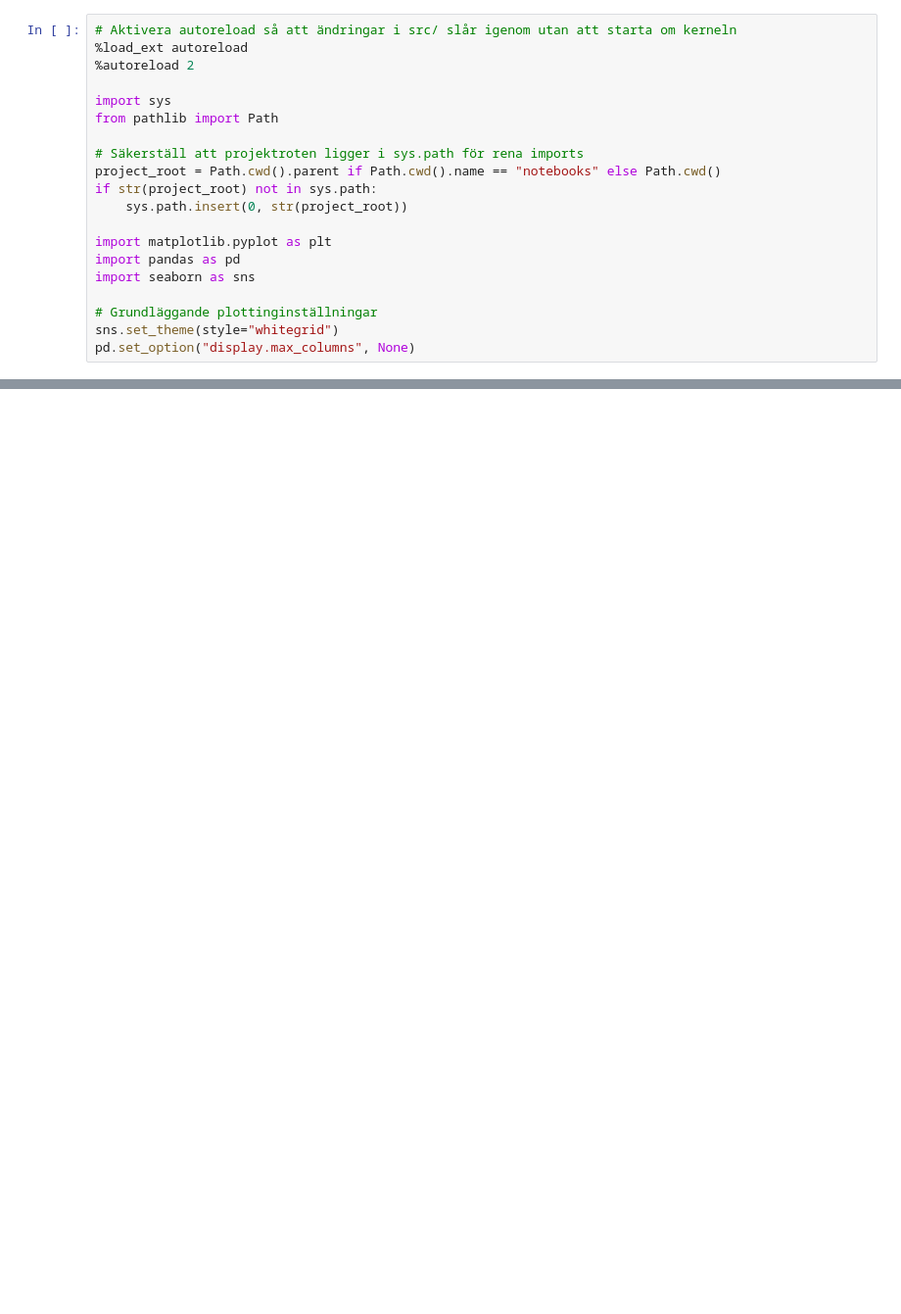
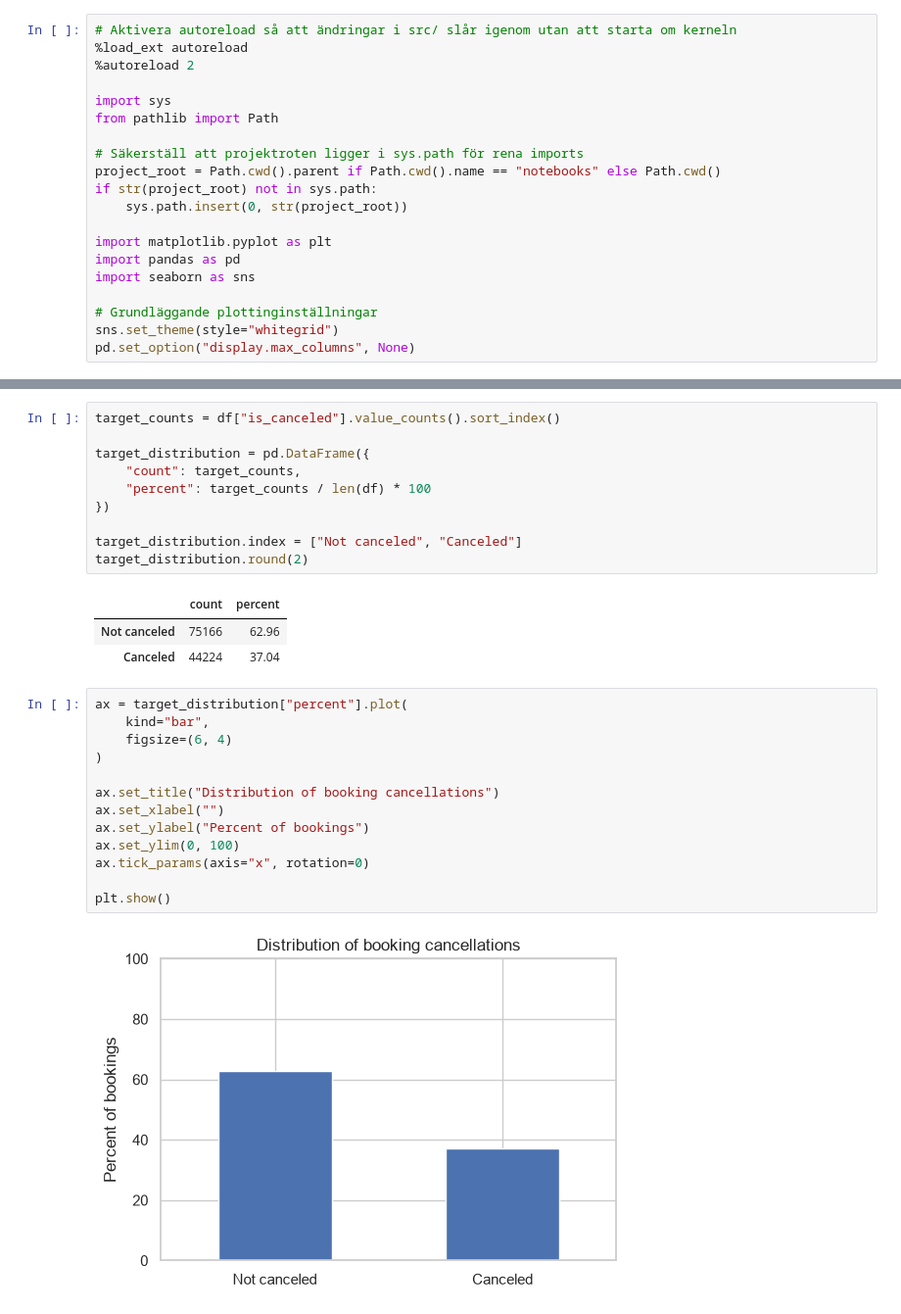
Before and after one commit to Shara-Hysen/data-science-group-project, a Jupyter notebook: notebooks/01_eda.ipynb, the cells around one changed output, grey strips where cells are left out. Shown at 98% size. Drawn from its saved outputs; the diff is of its cells as text; blank space fills up the shorter version.

Commit message:
Add exploratory data analysis of hotel booking cancellations

```diff
--- a/notebooks/01_eda.ipynb
+++ b/notebooks/01_eda.ipynb
@@ -40,0 +136,29 @@ df.head()
+# %%
+target_counts = df["is_canceled"].value_counts().sort_index()
+
+target_distribution = pd.DataFrame({
+    "count": target_counts,
+    "percent": target_counts / len(df) * 100
+})
+
+target_distribution.index = ["Not canceled", "Canceled"]
+target_distribution.round(2)
+# %% [output]
+|  | count | percent |
+| Not canceled | 75166 | 62.96 |
+| Canceled | 44224 | 37.04 |
+# %%
+ax = target_distribution["percent"].plot(
+    kind="bar",
+    figsize=(6, 4)
+)
+
+ax.set_title("Distribution of booking cancellations")
+ax.set_xlabel("")
+ax.set_ylabel("Percent of bookings")
+ax.set_ylim(0, 100)
+ax.tick_params(axis="x", rotation=0)
+
+plt.show()
+# %% [output]
+[figure, added]
```
Also changed, not shown: parts of 75 cells of this notebook.
